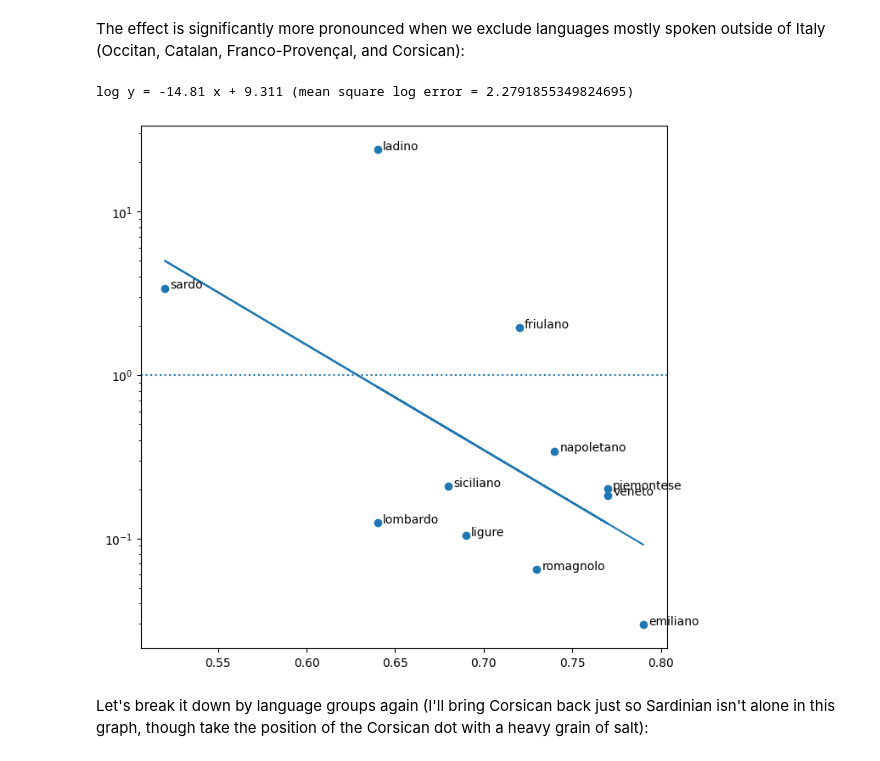
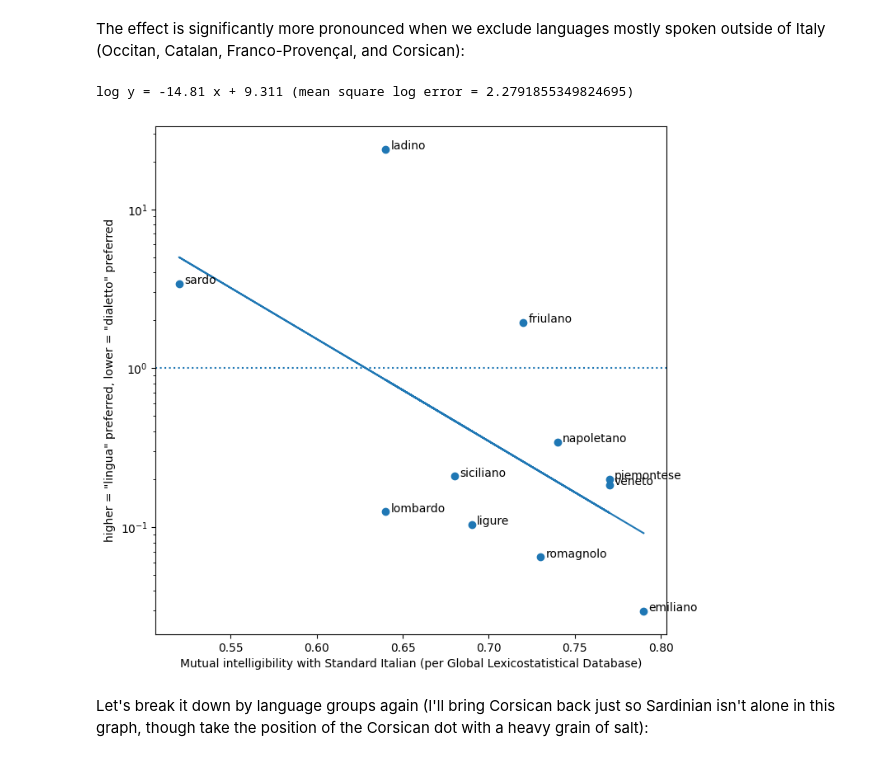
Before and after one commit to AlexNisnevich/lingua-o-dialetto, a Jupyter notebook: lingua-o-dialetto.ipynb, the cells around one changed output. Cells and saved outputs as stored; diff of their text form; code cells hidden in the pictures.

```diff
--- a/lingua-o-dialetto.ipynb
+++ b/lingua-o-dialetto.ipynb
@@ -378,24 +378,26 @@ The effect is significantly more pronounced when we exclude languages mostly spo
 # %%
 fig, ax = plt.subplots(figsize=(8, 8))
 ax.set_yscale("log")
 ax.axhline(y=1, linestyle=':')
+ax.set_ylabel("higher = \"lingua\" preferred, lower = \"dialetto\" preferred")
+ax.set_xlabel("Mutual intelligibility with Standard Italian (per Global Lexicostatistical Database)")
 
 LANGUAGES_TO_EXCLUDE = ['occitano', 'catalano', 'francoprovenzale', 'corso']
 idx = intelligibility_scores.index.difference(LANGUAGES_TO_EXCLUDE)
 x = intelligibility_scores[idx]
 y = ratios_df[::-1].iloc[0][idx]
 
 ax.scatter(x, y)
 for l in idx:
     ax.annotate(l, (x[l] + 0.003, y[l]))
 
 best_fit_line = np.poly1d(np.polyfit(x, np.log(y), 1))
 MSE = np.mean(np.square(best_fit_line(x) - np.log(y)))
 print(f'log y = {str(best_fit_line).strip()} (mean square log error = {MSE})')
 _ = ax.plot(x, np.exp(np.poly1d(best_fit_line)(x)))
 # %% [output]
 log y = -14.81 x + 9.311 (mean square log error = 2.2791855349824695)
-[figure, old version]
+[figure, new version]
 # %% [markdown]
 Let's break it down by language groups again (I'll bring Corsican back just so Sardinian isn't alone in this graph, though take the position of the Corsican dot with a heavy grain of salt):
 # %%
```
Also changed, not shown: parts of 4 cells of this notebook.
